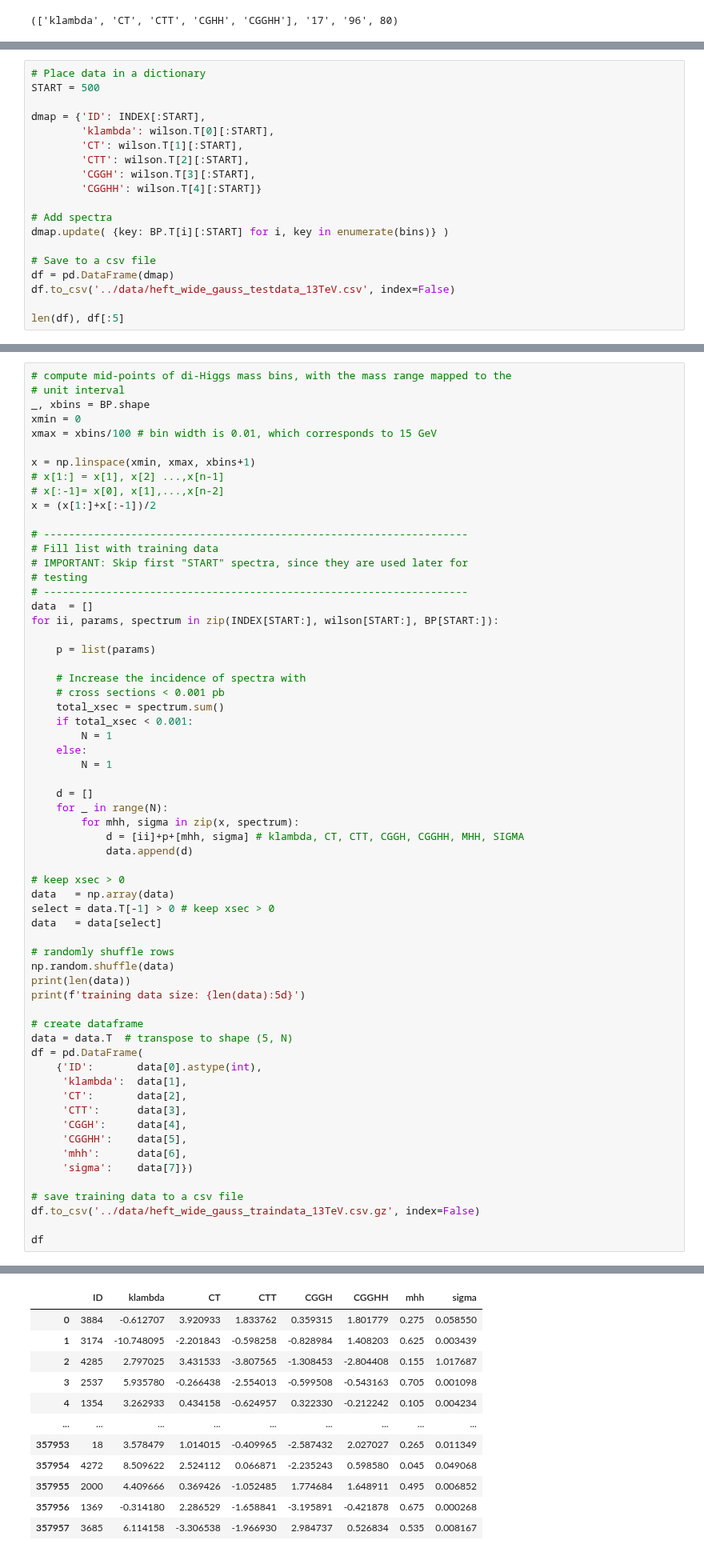
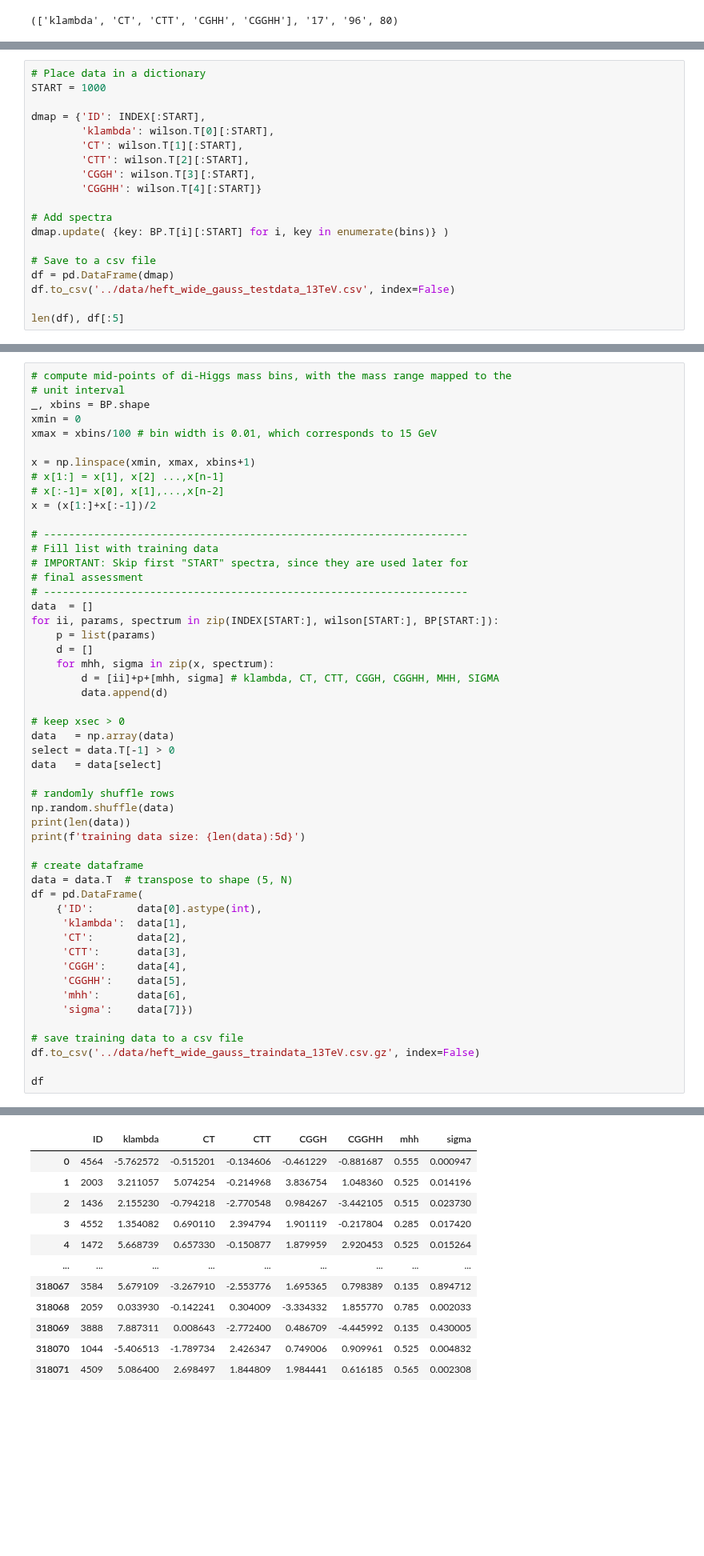
Before and after one commit to hbprosper/dihiggs, a Jupyter notebook: code/heft_prepare_data.ipynb, the cells around one changed output, grey strips where cells are left out. Shown at 80% size. Cells and saved outputs as stored; diff of their text form; blank space fills up the shorter version.

Commit message:
prepare_data 1000 holdout spectra

```diff
--- a/code/heft_prepare_data.ipynb
+++ b/code/heft_prepare_data.ipynb
@@ -188,6 +190,6 @@ cross section/bin
 # %%
 # Place data in a dictionary
-START = 500
+START = 1000
 
 dmap = {'ID': INDEX[:START],
         'klambda': wilson.T[0][:START],
@@ -243,30 +243,19 @@ x = (x[1:]+x[:-1])/2
 # --------------------------------------------------------------------
 # Fill list with training data
 # IMPORTANT: Skip first "START" spectra, since they are used later for
-# testing
+# final assessment
 # --------------------------------------------------------------------
 data  = []
 for ii, params, spectrum in zip(INDEX[START:], wilson[START:], BP[START:]):
-
     p = list(params)
-
-    # Increase the incidence of spectra with
-    # cross sections < 0.001 pb
-    total_xsec = spectrum.sum()
-    if total_xsec < 0.001:
-        N = 1
-    else:
-        N = 1
-
     d = []
-    for _ in range(N):
-        for mhh, sigma in zip(x, spectrum):
-            d = [ii]+p+[mhh, sigma] # klambda, CT, CTT, CGGH, CGGHH, MHH, SIGMA
-            data.append(d)
+    for mhh, sigma in zip(x, spectrum):
+        d = [ii]+p+[mhh, sigma] # klambda, CT, CTT, CGGH, CGGHH, MHH, SIGMA
+        data.append(d)
 
 # keep xsec > 0
 data   = np.array(data)
-select = data.T[-1] > 0 # keep xsec > 0
+select = data.T[-1] > 0
 data   = data[select]
 
 # randomly shuffle rows
@@ -296,12 +285,12 @@ training data size: 357958
 |  | ID | klambda | CT | CTT | CGGH | CGGHH | mhh | sigma |
-| 0 | 3884 | -0.612707 | 3.920933 | 1.833762 | 0.359315 | 1.801779 | 0.275 | 0.058550 |
-| 1 | 3174 | -10.748095 | -2.201843 | -0.598258 | -0.828984 | 1.408203 | 0.625 | 0.003439 |
-| 2 | 4285 | 2.797025 | 3.431533 | -3.807565 | -1.308453 | -2.804408 | 0.155 | 1.017687 |
-| 3 | 2537 | 5.935780 | -0.266438 | -2.554013 | -0.599508 | -0.543163 | 0.705 | 0.001098 |
-| 4 | 1354 | 3.262933 | 0.434158 | -0.624957 | 0.322330 | -0.212242 | 0.105 | 0.004234 |
+| 0 | 4564 | -5.762572 | -0.515201 | -0.134606 | -0.461229 | -0.881687 | 0.555 | 0.000947 |
+| 1 | 2003 | 3.211057 | 5.074254 | -0.214968 | 3.836754 | 1.048360 | 0.525 | 0.014196 |
+| 2 | 1436 | 2.155230 | -0.794218 | -2.770548 | 0.984267 | -3.442105 | 0.515 | 0.023730 |
+| 3 | 4552 | 1.354082 | 0.690110 | 2.394794 | 1.901119 | -0.217804 | 0.285 | 0.017420 |
+| 4 | 1472 | 5.668739 | 0.657330 | -0.150877 | 1.879959 | 2.920453 | 0.525 | 0.015264 |
 | ... | ... | ... | ... | ... | ... | ... | ... | ... |
-| 357953 | 18 | 3.578479 | 1.014015 | -0.409965 | -2.587432 | 2.027027 | 0.265 | 0.011349 |
-| 357954 | 4272 | 8.509622 | 2.524112 | 0.066871 | -2.235243 | 0.598580 | 0.045 | 0.049068 |
-| 357955 | 2000 | 4.409666 | 0.369426 | -1.052485 | 1.774684 | 1.648911 | 0.495 | 0.006852 |
-| 357956 | 1369 | -0.314180 | 2.286529 | -1.658841 | -3.195891 | -0.421878 | 0.675 | 0.000268 |
-| 357957 | 3685 | 6.114158 | -3.306538 | -1.966930 | 2.984737 | 0.526834 | 0.535 | 0.008167 |
+| 318067 | 3584 | 5.679109 | -3.267910 | -2.553776 | 1.695365 | 0.798389 | 0.135 | 0.894712 |
+| 318068 | 2059 | 0.033930 | -0.142241 | 0.304009 | -3.334332 | 1.855770 | 0.785 | 0.002033 |
+| 318069 | 3888 | 7.887311 | 0.008643 | -2.772400 | 0.486709 | -4.445992 | 0.135 | 0.430005 |
+| 318070 | 1044 | -5.406513 | -1.789734 | 2.426347 | 0.749006 | 0.909961 | 0.525 | 0.004832 |
+| 318071 | 4509 | 5.086400 | 2.698497 | 1.844809 | 1.984441 | 0.616185 | 0.565 | 0.002308 |
```
Also changed, not shown: parts of 10 cells of this notebook.
